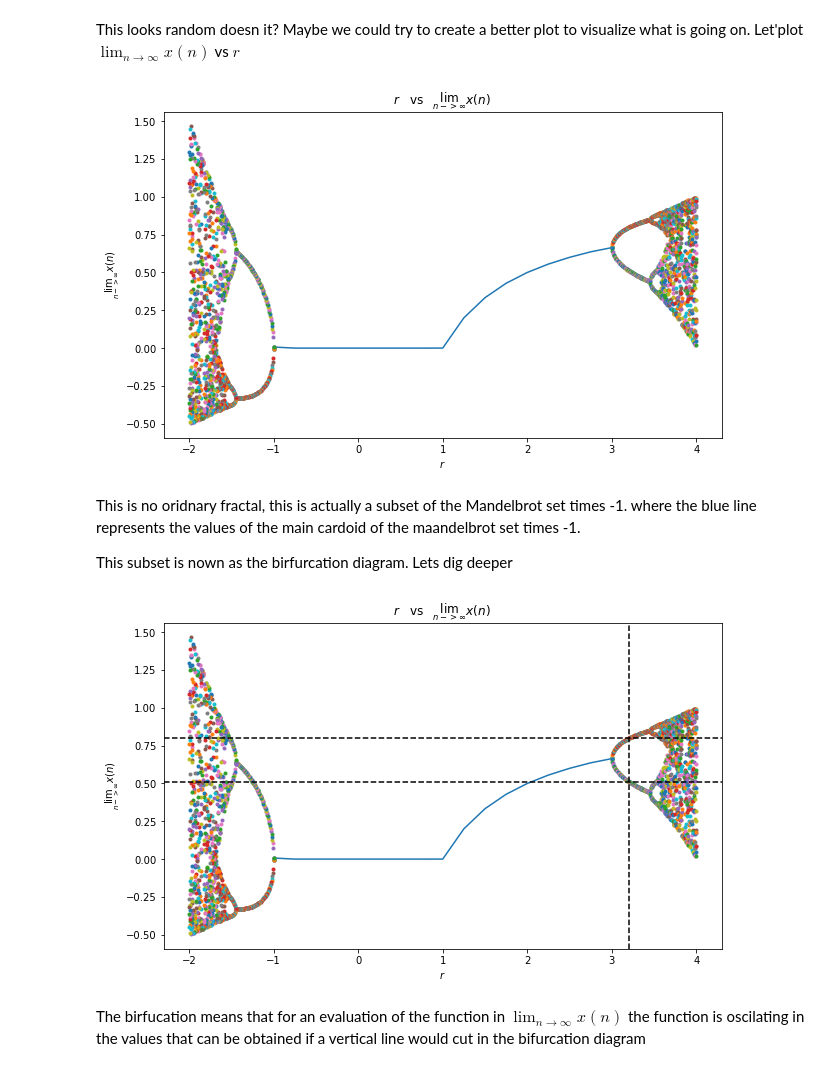
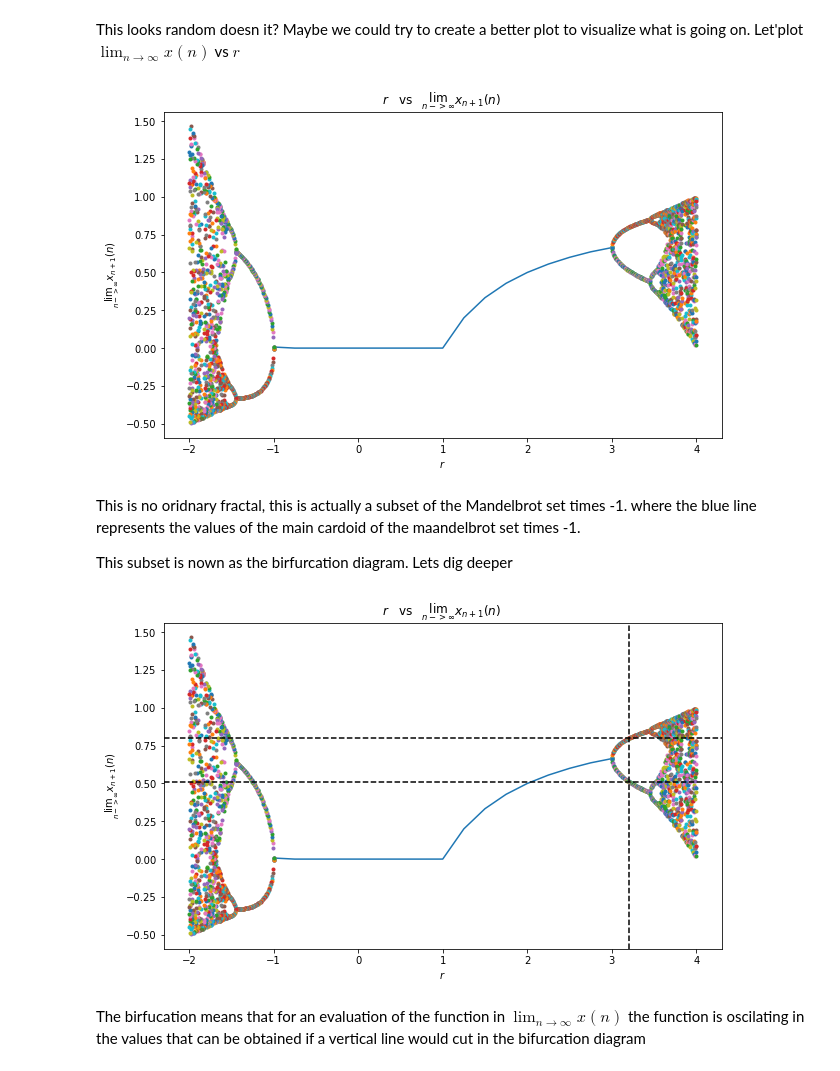
Before and after one commit to Ale9806/The_logistic_equation, a Jupyter notebook: Logisticc_equation.ipynb, the cells around one changed output. Drawn from its saved outputs; the diff is of its cells as text; code cells hidden in the pictures.

```diff
--- a/Logisticc_equation.ipynb
+++ b/Logisticc_equation.ipynb
@@ -339,7 +339,7 @@ for i in range(0,17):          # iterate from -1 to 3
 
 ## PLOT ###
 plt.figure(figsize=(10,6))               # Create a figure
-plt.title(" $r \;\; $ vs $  \;\; \lim_{n -> \infty} x(n)$  ")
+plt.title(" $r \;\; $ vs $  \;\; \lim_{n -> \infty}  x_{n+1}(n)$  ")
 plt.plot(r_vec,points)                   # Plot values
 
 
@@ -349,35 +349,35 @@ r=3                                       # Set r to 3
 for i in range(0,2500):                    # Iterate 500 times
     xn_1 = logistic_function(xn,r,time)   # Calcualte function
     fractal_points = []                   # Create an empty list to save points   (since we know it does not reach steady state)
     for j in range(-10,0,1):              # See all the values from n-10 to n this values oscilate
         if xn_1[j] in set(fractal_points): # Iterate ovr them and see if we have seen them before
             pass                           # If vale is not new, ignore
         else:                              # Else, append it to list of fractal points
             fractal_points.append(xn_1[j])
     for pf in fractal_points:             # For every differnt fractal point
         plt.plot(r,pf,".")                # Plot it in point r
     r = r  + 0.005                         # Increment
 
 # Do the same but for r backwards for -1
 r = -1                                    # Set r to -1
 for i in range(0,2500):                    # Iterate 500 times
     xn_1 = logistic_function(xn,r,time)   # Calcualte function
     fractal_points = []                   # Create an empty list to save points   (since we know it does not reach steady state
     for j in range(-10,0,1):              # See all the values from n-10 to n this values oscilate
         if xn_1[j] in set(fractal_points): # Iterate ovr them and see if we have seen them before
             pass                           # If vale is not new, ignore
         else:                              # Else, append it to list of fractal points
             fractal_points.append(xn_1[j])
     for pf in fractal_points:              # For every differnt fractal point
         plt.plot(r,pf,".")                 # Plot it in point r
     r = r  - 0.005                           # Decrement
 
 ### MAKE PLOT PRETTY ##
-plt.ylabel("$ \lim_{n -> \infty} x(n)$")
+plt.ylabel("$ \lim_{n -> \infty} x_{n+1}(n)$")
 plt.xlabel("$r$")
 plt.show()
 # %% [output]
-[figure, old version]
+[figure, new version]
 # %% [markdown]
 This is no oridnary fractal, this is actually a subset of the Mandelbrot set times -1. where the blue line represents the values of the main cardoid of the maandelbrot set times -1.
 
@@ -400,7 +400,7 @@ for i in range(0,17):          # iterate from -1 to 3
 
 ## PLOT ###
 plt.figure(figsize=(10,6))               # Create a figure
-plt.title(" $r \;\; $ vs $  \;\; \lim_{n -> \infty} x(n)$  ")
+plt.title(" $r \;\; $ vs $  \;\; \lim_{n -> \infty}  x_{n+1}(n)$  ")
 plt.plot(r_vec,points)                   # Plot values
 
 
@@ -437,11 +437,11 @@ for i in range(0,2500):                    # Iterate 500 times
 plt.axvline(x=3.2,linestyle="--",color="k")
 plt.axhline(y=0.51,linestyle="--",color="k")
 plt.axhline(y=0.8,linestyle="--",color="k")
-plt.ylabel("$ \lim_{n -> \infty} x(n)$")
+plt.ylabel("$ \lim_{n -> \infty}  x_{n+1}(n)$")
 plt.xlabel("$r$")
 plt.show()
 # %% [output]
-[figure, old version]
+[figure, new version]
 # %% [markdown]
 The birfucation means that for an evaluation of the function in   $\lim_{n \to  \infty} x(n)$ the function is oscilating in the values that can be obtained if a vertical line would cut in the bifurcation diagram
 # %%
```
Also changed, not shown: parts of 1 cell of this notebook.
